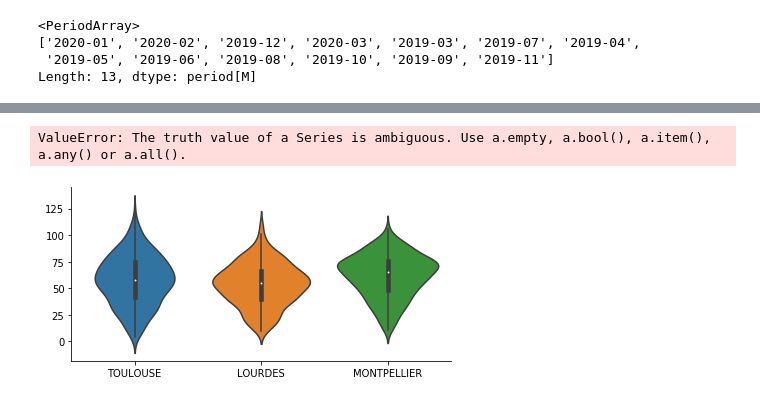
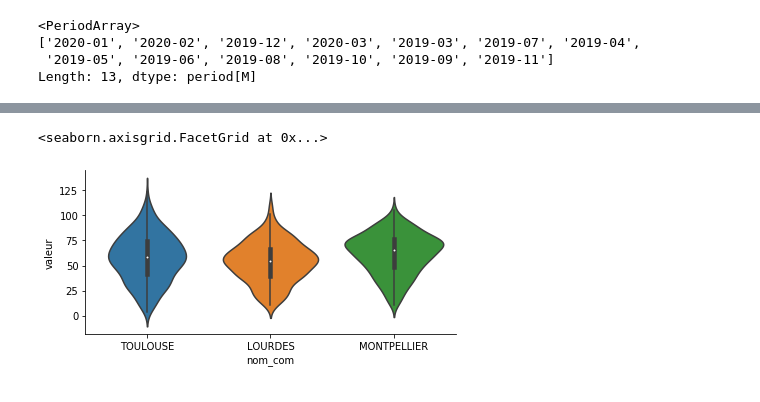
Before and after one commit to MegDie/occpollution, a Jupyter notebook: report/Project_Occitanie_Polution.ipynb, the cells around one changed output, grey strips where cells are left out. Saved outputs shown, nothing was run; the diff lists cells and outputs as text; code cells hidden in the pictures.

```diff
--- a/report/Project_Occitanie_Polution.ipynb
+++ b/report/Project_Occitanie_Polution.ipynb
@@ -209,15 +197,15 @@ Name: date, Length: 1076, dtype: period[M]
 # %%
-sns.catplot(x = df_villes['nom_com'], y = df_villes['valeur'],
+sns.catplot(x = 'nom_com', y = 'valeur',
             data = df_villes,
             height = 3, aspect = 2,
             kind = 'violin')
 
 # ceci n'est qu'un boxplot avec plein d'erreurs, il faut un widget, que doit on faire varier?
 # il faudrait garder les mois pour faire un widget en fonction des mois
 # il faut s'assurer que pour tous les mois, il y ait le bon nombre de données...
 # %% [output]
-ValueError: The truth value of a Series is ambiguous. Use a.empty, a.bool(), a.item(), a.any() or a.all().
+<seaborn.axisgrid.FacetGrid at 0x...>
-[figure, old version]
+[figure, new version]
 # %%
 def hist_explore(n_bins=24, alpha=0.25, density=False):
     fig, ax = plt.subplots(1, 1, figsize=(5, 5))
```
Also changed, not shown: parts of 2 cells of this notebook.
